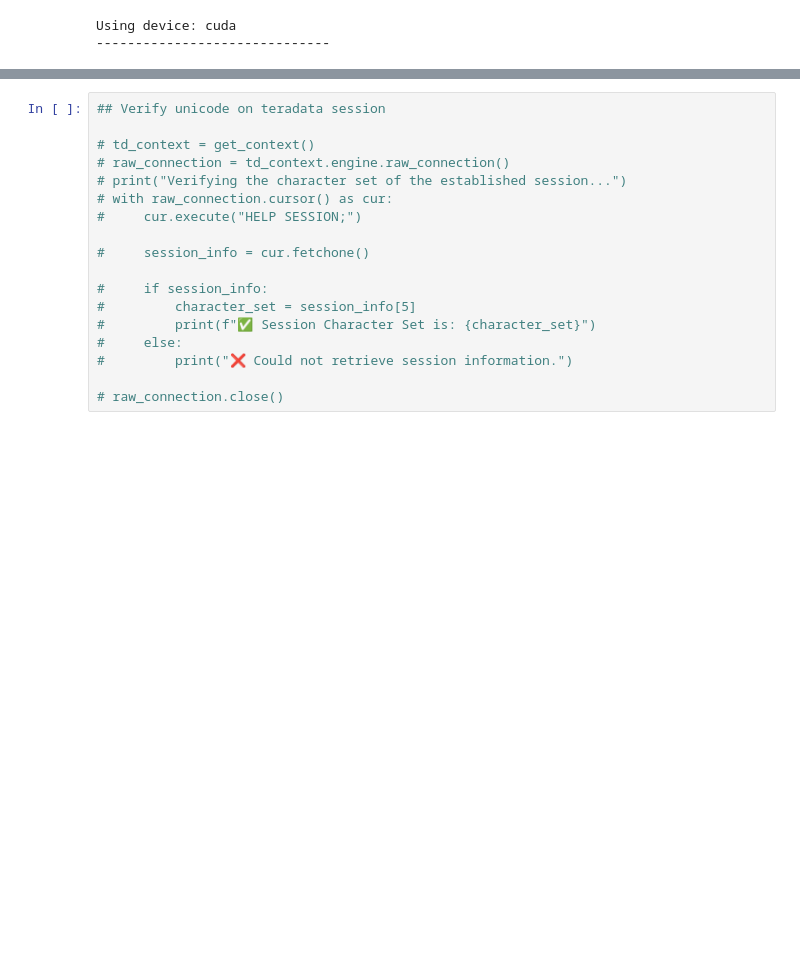
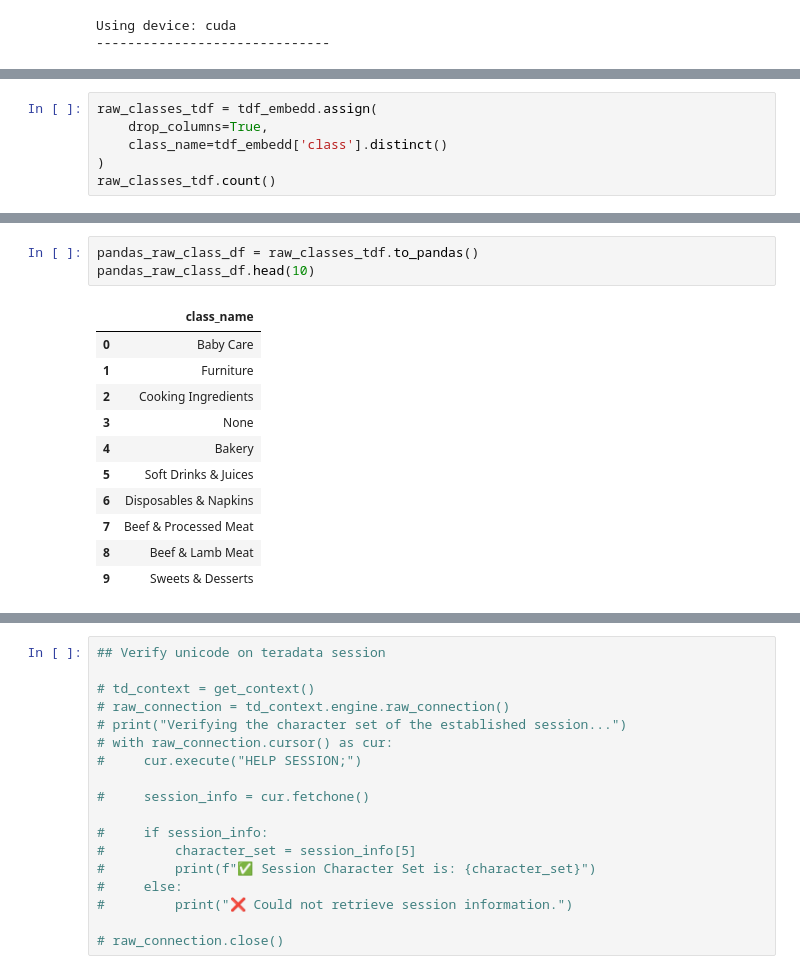
Before and after one commit to A11Veles/Product-GPC-Classification, a Jupyter notebook: src/prepare_data.ipynb, the cells around one changed output, grey strips where cells are left out. Saved outputs shown, nothing was run; the diff lists cells and outputs as text; blank space fills up the shorter version.

```diff
--- a/src/prepare_data.ipynb
+++ b/src/prepare_data.ipynb
@@ -361,0 +492,6 @@ Embedding 32 unique classes...
+# %%
+raw_classes_tdf = tdf_embedd.assign(
+    drop_columns=True,
+    class_name=tdf_embedd['class'].distinct()
+)
+raw_classes_tdf.count()
@@ -361,0 +502,15 @@ Embedding 32 unique classes...
+# %%
+pandas_raw_class_df = raw_classes_tdf.to_pandas()
+pandas_raw_class_df.head(10)
+# %% [output]
+|  | class_name |
+| 0 | Baby Care |
+| 1 | Furniture |
+| 2 | Cooking Ingredients |
+| 3 | None |
+| 4 | Bakery |
+| 5 | Soft Drinks & Juices |
+| 6 | Disposables & Napkins |
+| 7 | Beef & Processed Meat |
+| 8 | Beef & Lamb Meat |
+| 9 | Sweets & Desserts |
```
Also changed, not shown: parts of 37 cells of this notebook, 1 other file.
